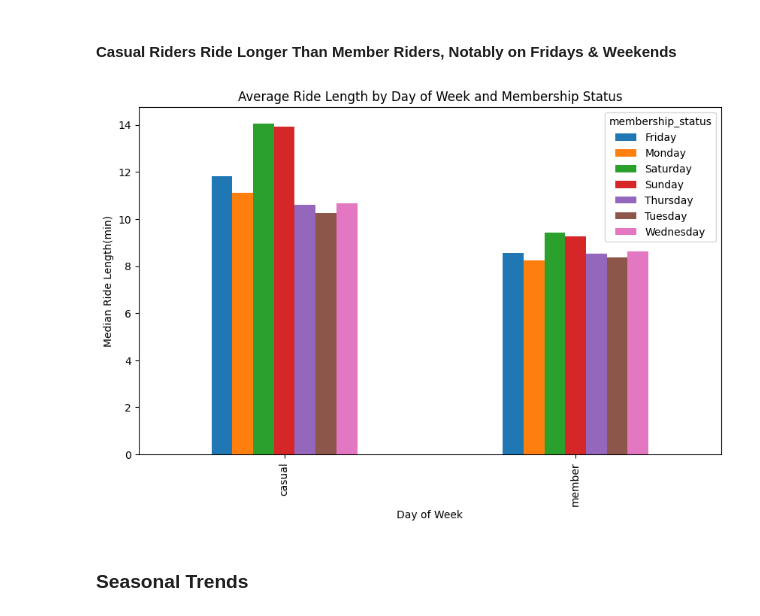
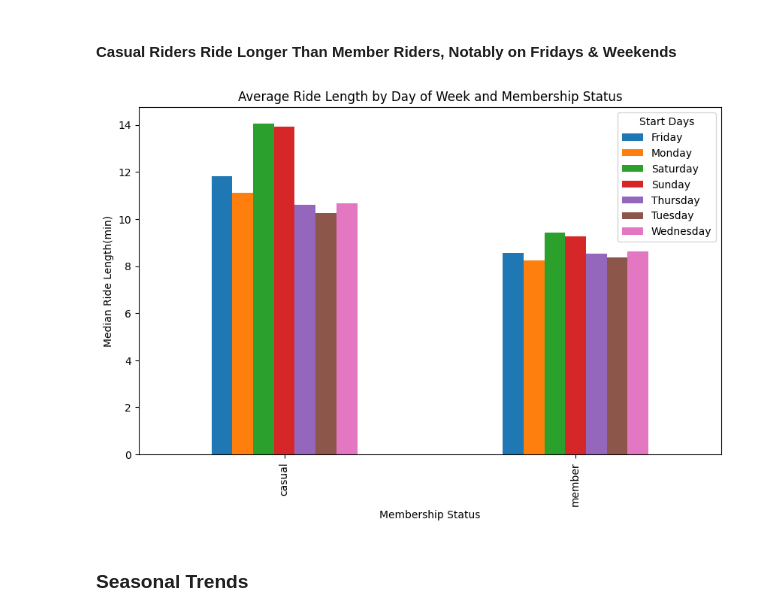
Before and after one commit to kangghong/cyclistic-case-study, a Jupyter notebook: notebooks/final.ipynb, the cells around one changed output. Drawn from its saved outputs; the diff is of its cells as text; code cells hidden in the pictures.

Commit message:
Updated util functions, to correct labels of visualizations

```diff
--- a/notebooks/final.ipynb
+++ b/notebooks/final.ipynb
@@ -267,9 +267,9 @@ generate_hist_plot(cyclistic_past_year, 'membership_status', 'start_day')
 # %%
 plot_pivot_table(cyclistic_past_year, values='ride_length(min)', index='membership_status', columns='start_day', aggfunc='median',
                  title="Average Ride Length by Day of Week and Membership Status",
-                 xlabel='Day of Week', ylabel= 'Median Ride Length(min)', legend_title='membership_status', figsize=(10, 6))
+                 xlabel='Membership Status', ylabel= 'Median Ride Length(min)', legend_title='Start Days', figsize=(10, 6))
 # %% [output]
-[figure, old version]
+[figure, new version]
 # %% [markdown]
 ### Seasonal Trends
 # %%
```
Also changed, not shown: parts of 4 cells of this notebook, 6 other files.
